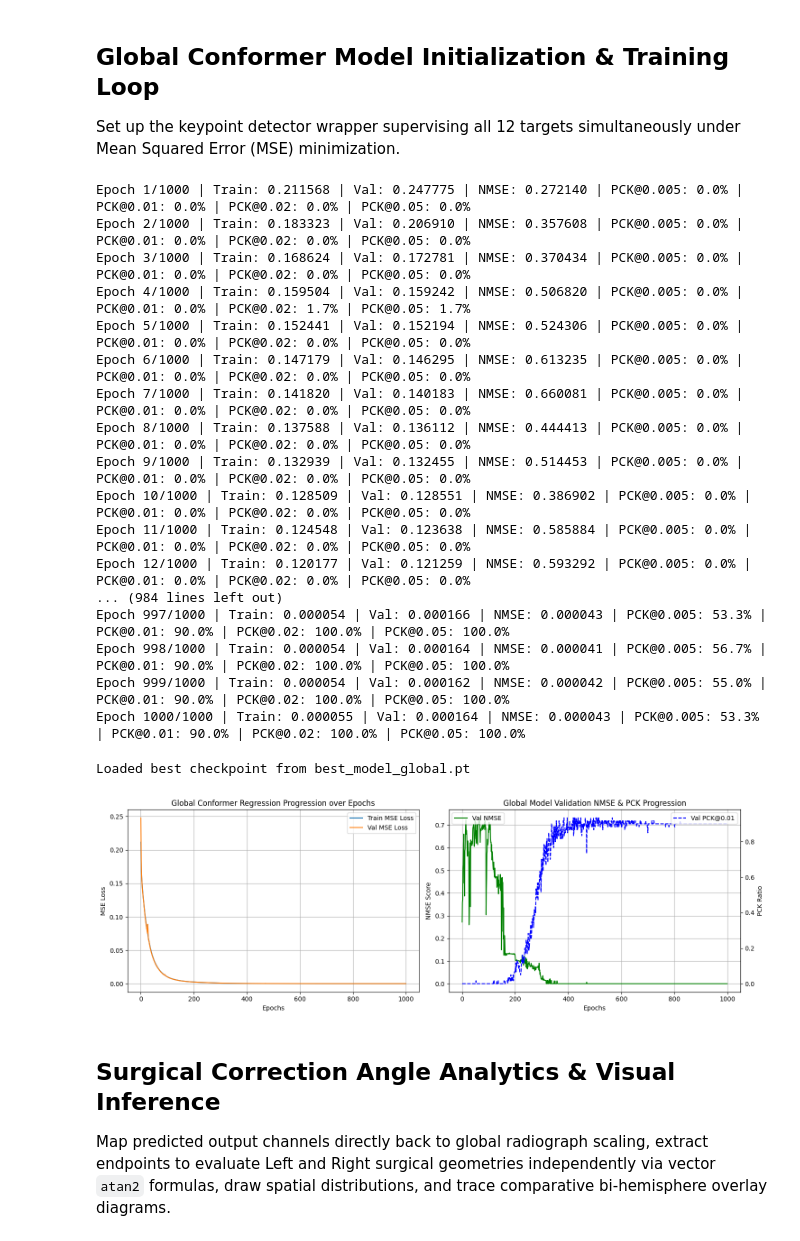
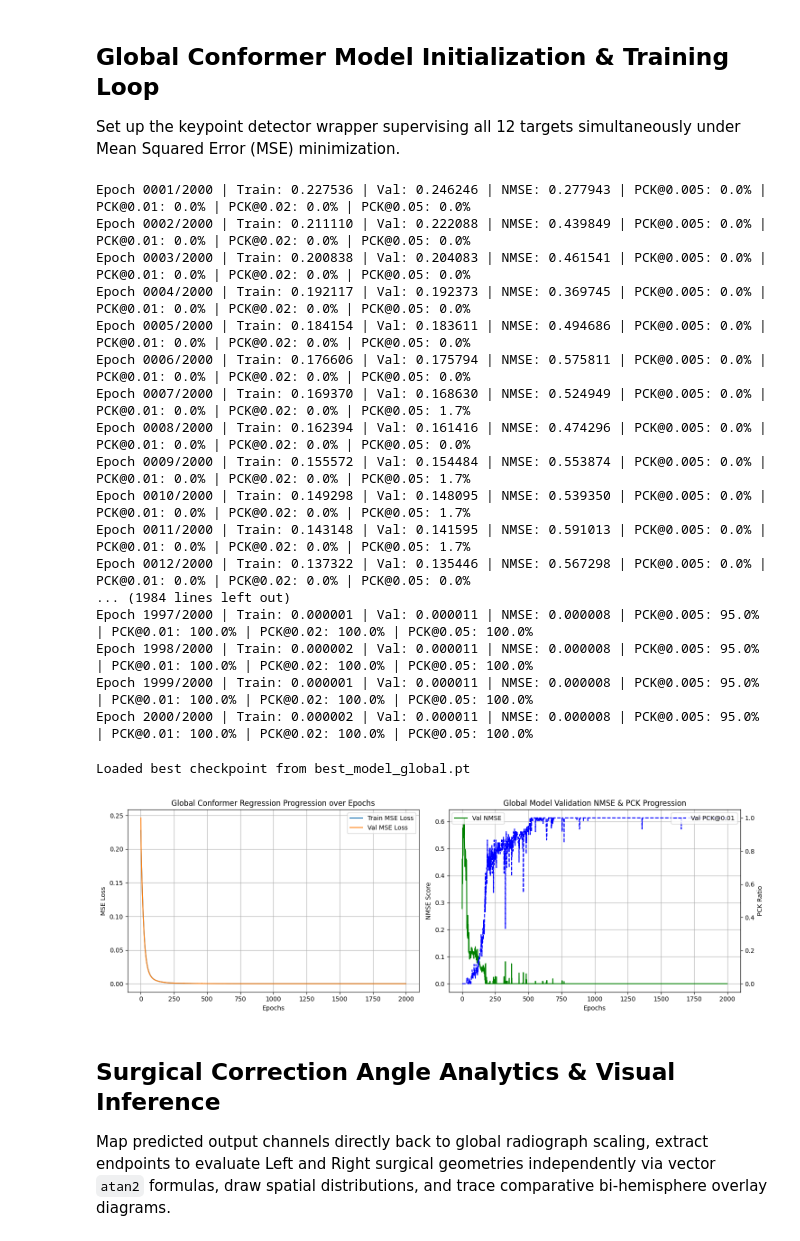
Before and after one commit to nearlyphd/conformer-hto, a Jupyter notebook: notebooks/hto_correction_angles_global.ipynb, the cells around one changed output. Saved outputs shown, nothing was run; the diff lists cells and outputs as text; code cells hidden in the pictures.

```diff
--- a/notebooks/hto_correction_angles_global.ipynb
+++ b/notebooks/hto_correction_angles_global.ipynb
@@ -22,7 +22,10 @@ import torch.nn as nn
 
 # Ensure CKD repository layer is accessible
 sys.path.append(os.path.abspath("CKD"))
-from models import Conformer_tiny_patch16_keypoint, Conformer_small_patch16_keypoint, Conformer_small_patch32_keypoint, Conformer_base_patch16_keypoint
+from models import Conformer_tiny_patch16_keypoint_half_heatmap, \
+    Conformer_small_patch16_keypoint_half_heatmap, \
+    Conformer_small_patch32_keypoint_half_heatmap, \
+    Conformer_base_patch16_keypoint_half_heatmap
 from utils import extract_coordinates
 
 # Paths
@@ -34,11 +37,11 @@ if not os.path.exists(COCO_JSON_PATH):
 # Global hyperparameter settings
 SEED = 42
 TARGET_SIZE = 768
-HEATMAP_SCALE = 0.25
-SIGMA = 3.0
-KP_EPOCHS = 1_000
+HEATMAP_SCALE = 0.5
+SIGMA = 6.0
+KP_EPOCHS = 2_000
 BATCH_SIZE = 4
-LEARNING_RATE = 1e-4
+LEARNING_RATE = 1e-4 * (HEATMAP_SCALE / 0.25)
 
 # Model settings
 MODEL_VARIANT = "small_p32"          # options: "tiny", "small_p16", "small_p32", "base"
@@ -328,10 +384,10 @@ def masked_heatmap_loss(pred_hms, target_hms, visibility):
     return masked_diff.sum() / (n_valid * H * W)
 
 _model_map = {
-    "tiny": Conformer_tiny_patch16_keypoint,
-    "small_p16": Conformer_small_patch16_keypoint,
-    "small_p32": Conformer_small_patch32_keypoint,
-    "base": Conformer_base_patch16_keypoint,
+    "tiny": Conformer_tiny_patch16_keypoint_half_heatmap,
+    "small_p16": Conformer_small_patch16_keypoint_half_heatmap,
+    "small_p32": Conformer_small_patch32_keypoint_half_heatmap,
+    "base": Conformer_base_patch16_keypoint_half_heatmap,
 }
 model_global = _model_map[MODEL_VARIANT](num_keypoints=12).to(device)
 optimizer_global = optim.AdamW(model_global.parameters(), lr=LEARNING_RATE)
@@ -409,57 +465,57 @@ def train_global_routine(model, t_loader, v_loader, opt, scheduler, epochs, dev)
         v_nmses.append(nmse_val)
         v_pcks.append(pck_val)
 
-        print(f"Epoch {e+1}/{epochs} | Train: {t_l:.6f} | Val: {v_l:.6f} | NMSE: {nmse_val:.6f} | PCK@0.005: {pck_vals[0.005]*100:.1f}% | PCK@0.01: {pck_vals[0.01]*100:.1f}% | PCK@0.02: {pck_vals[0.02]*100:.1f}% | PCK@0.05: {pck_vals[0.05]*100:.1f}%")
+        print(f"Epoch {e+1:04d}/{epochs} | Train: {t_l:.6f} | Val: {v_l:.6f} | NMSE: {nmse_val:.6f} | PCK@0.005: {pck_vals[0.005]*100:.1f}% | PCK@0.01: {pck_vals[0.01]*100:.1f}% | PCK@0.02: {pck_vals[0.02]*100:.1f}% | PCK@0.05: {pck_vals[0.05]*100:.1f}%")
     return t_losses, v_losses, v_nmses, v_pcks
 
 if 'train_loader' in locals():
     # run once before training to sanity-check loss scale
     model_global.train()
     batch = next(iter(train_loader))
     imgs, target_hms = batch["image"].to(device), batch["heatmap"].to(device)
 
     train_losses, val_losses, val_nmses, val_pcks = train_global_routine(model_global, train_loader, val_loader, optimizer_global, scheduler_global, KP_EPOCHS, device)
     model_global.load_state_dict(torch.load(CHECKPOINT_PATH))
     print(f"Loaded best checkpoint from {CHECKPOINT_PATH}")
 
     fig, (ax1, ax2) = plt.subplots(1, 2, figsize=(15, 5))
     ax1.plot(train_losses, label="Train MSE Loss")
     ax1.plot(val_losses, label="Val MSE Loss")
     ax1.set_title("Global Conformer Regression Progression over Epochs")
     ax1.set_xlabel("Epochs"), ax1.set_ylabel("MSE Loss"), ax1.legend(), ax1.grid(True)
 
     ax2.plot(val_nmses, label="Val NMSE", color="green")
     ax2.set_xlabel("Epochs"), ax2.set_ylabel("NMSE Score")
     ax2_pck = ax2.twinx()
     ax2_pck.plot(val_pcks, label="Val PCK@0.01", color="blue", linestyle="--")
     ax2_pck.set_ylabel("PCK Ratio")
     ax2.set_title("Global Model Validation NMSE & PCK Progression")
     ax2.legend(loc='upper left'), ax2.grid(True)
     ax2_pck.legend(loc='upper right')
 
     plt.tight_layout(), plt.show()
 else:
     print("Training logic uncalled in un-executed source schema.")
 # %% [output]
-Epoch 1/1000 | Train: 0.211568 | Val: 0.247775 | NMSE: 0.272140 | PCK@0.005: 0.0% | PCK@0.01: 0.0% | PCK@0.02: 0.0% | PCK@0.05: 0.0%
-Epoch 2/1000 | Train: 0.183323 | Val: 0.206910 | NMSE: 0.357608 | PCK@0.005: 0.0% | PCK@0.01: 0.0% | PCK@0.02: 0.0% | PCK@0.05: 0.0%
-Epoch 3/1000 | Train: 0.168624 | Val: 0.172781 | NMSE: 0.370434 | PCK@0.005: 0.0% | PCK@0.01: 0.0% | PCK@0.02: 0.0% | PCK@0.05: 0.0%
-Epoch 4/1000 | Train: 0.159504 | Val: 0.159242 | NMSE: 0.506820 | PCK@0.005: 0.0% | PCK@0.01: 0.0% | PCK@0.02: 1.7% | PCK@0.05: 1.7%
-Epoch 5/1000 | Train: 0.152441 | Val: 0.152194 | NMSE: 0.524306 | PCK@0.005: 0.0% | PCK@0.01: 0.0% | PCK@0.02: 0.0% | PCK@0.05: 0.0%
-Epoch 6/1000 | Train: 0.147179 | Val: 0.146295 | NMSE: 0.613235 | PCK@0.005: 0.0% | PCK@0.01: 0.0% | PCK@0.02: 0.0% | PCK@0.05: 0.0%
-Epoch 7/1000 | Train: 0.141820 | Val: 0.140183 | NMSE: 0.660081 | PCK@0.005: 0.0% | PCK@0.01: 0.0% | PCK@0.02: 0.0% | PCK@0.05: 0.0%
-Epoch 8/1000 | Train: 0.137588 | Val: 0.136112 | NMSE: 0.444413 | PCK@0.005: 0.0% | PCK@0.01: 0.0% | PCK@0.02: 0.0% | PCK@0.05: 0.0%
-Epoch 9/1000 | Train: 0.132939 | Val: 0.132455 | NMSE: 0.514453 | PCK@0.005: 0.0% | PCK@0.01: 0.0% | PCK@0.02: 0.0% | PCK@0.05: 0.0%
-Epoch 10/1000 | Train: 0.128509 | Val: 0.128551 | NMSE: 0.386902 | PCK@0.005: 0.0% | PCK@0.01: 0.0% | PCK@0.02: 0.0% | PCK@0.05: 0.0%
-Epoch 11/1000 | Train: 0.124548 | Val: 0.123638 | NMSE: 0.585884 | PCK@0.005: 0.0% | PCK@0.01: 0.0% | PCK@0.02: 0.0% | PCK@0.05: 0.0%
-Epoch 12/1000 | Train: 0.120177 | Val: 0.121259 | NMSE: 0.593292 | PCK@0.005: 0.0% | PCK@0.01: 0.0% | PCK@0.02: 0.0% | PCK@0.05: 0.0%
-... (984 lines left out)
-Epoch 997/1000 | Train: 0.000054 | Val: 0.000166 | NMSE: 0.000043 | PCK@0.005: 53.3% | PCK@0.01: 90.0% | PCK@0.02: 100.0% | PCK@0.05: 100.0%
-Epoch 998/1000 | Train: 0.000054 | Val: 0.000164 | NMSE: 0.000041 | PCK@0.005: 56.7% | PCK@0.01: 90.0% | PCK@0.02: 100.0% | PCK@0.05: 100.0%
-Epoch 999/1000 | Train: 0.000054 | Val: 0.000162 | NMSE: 0.000042 | PCK@0.005: 55.0% | PCK@0.01: 90.0% | PCK@0.02: 100.0% | PCK@0.05: 100.0%
-Epoch 1000/1000 | Train: 0.000055 | Val: 0.000164 | NMSE: 0.000043 | PCK@0.005: 53.3% | PCK@0.01: 90.0% | PCK@0.02: 100.0% | PCK@0.05: 100.0%
+Epoch 0001/2000 | Train: 0.227536 | Val: 0.246246 | NMSE: 0.277943 | PCK@0.005: 0.0% | PCK@0.01: 0.0% | PCK@0.02: 0.0% | PCK@0.05: 0.0%
+Epoch 0002/2000 | Train: 0.211110 | Val: 0.222088 | NMSE: 0.439849 | PCK@0.005: 0.0% | PCK@0.01: 0.0% | PCK@0.02: 0.0% | PCK@0.05: 0.0%
+Epoch 0003/2000 | Train: 0.200838 | Val: 0.204083 | NMSE: 0.461541 | PCK@0.005: 0.0% | PCK@0.01: 0.0% | PCK@0.02: 0.0% | PCK@0.05: 0.0%
+Epoch 0004/2000 | Train: 0.192117 | Val: 0.192373 | NMSE: 0.369745 | PCK@0.005: 0.0% | PCK@0.01: 0.0% | PCK@0.02: 0.0% | PCK@0.05: 0.0%
+Epoch 0005/2000 | Train: 0.184154 | Val: 0.183611 | NMSE: 0.494686 | PCK@0.005: 0.0% | PCK@0.01: 0.0% | PCK@0.02: 0.0% | PCK@0.05: 0.0%
+Epoch 0006/2000 | Train: 0.176606 | Val: 0.175794 | NMSE: 0.575811 | PCK@0.005: 0.0% | PCK@0.01: 0.0% | PCK@0.02: 0.0% | PCK@0.05: 0.0%
+Epoch 0007/2000 | Train: 0.169370 | Val: 0.168630 | NMSE: 0.524949 | PCK@0.005: 0.0% | PCK@0.01: 0.0% | PCK@0.02: 0.0% | PCK@0.05: 1.7%
+Epoch 0008/2000 | Train: 0.162394 | Val: 0.161416 | NMSE: 0.474296 | PCK@0.005: 0.0% | PCK@0.01: 0.0% | PCK@0.02: 0.0% | PCK@0.05: 0.0%
+Epoch 0009/2000 | Train: 0.155572 | Val: 0.154484 | NMSE: 0.553874 | PCK@0.005: 0.0% | PCK@0.01: 0.0% | PCK@0.02: 0.0% | PCK@0.05: 1.7%
+Epoch 0010/2000 | Train: 0.149298 | Val: 0.148095 | NMSE: 0.539350 | PCK@0.005: 0.0% | PCK@0.01: 0.0% | PCK@0.02: 0.0% | PCK@0.05: 1.7%
+Epoch 0011/2000 | Train: 0.143148 | Val: 0.141595 | NMSE: 0.591013 | PCK@0.005: 0.0% | PCK@0.01: 0.0% | PCK@0.02: 0.0% | PCK@0.05: 1.7%
+Epoch 0012/2000 | Train: 0.137322 | Val: 0.135446 | NMSE: 0.567298 | PCK@0.005: 0.0% | PCK@0.01: 0.0% | PCK@0.02: 0.0% | PCK@0.05: 0.0%
+... (1984 lines left out)
+Epoch 1997/2000 | Train: 0.000001 | Val: 0.000011 | NMSE: 0.000008 | PCK@0.005: 95.0% | PCK@0.01: 100.0% | PCK@0.02: 100.0% | PCK@0.05: 100.0%
+Epoch 1998/2000 | Train: 0.000002 | Val: 0.000011 | NMSE: 0.000008 | PCK@0.005: 95.0% | PCK@0.01: 100.0% | PCK@0.02: 100.0% | PCK@0.05: 100.0%
+Epoch 1999/2000 | Train: 0.000001 | Val: 0.000011 | NMSE: 0.000008 | PCK@0.005: 95.0% | PCK@0.01: 100.0% | PCK@0.02: 100.0% | PCK@0.05: 100.0%
+Epoch 2000/2000 | Train: 0.000002 | Val: 0.000011 | NMSE: 0.000008 | PCK@0.005: 95.0% | PCK@0.01: 100.0% | PCK@0.02: 100.0% | PCK@0.05: 100.0%
 Loaded best checkpoint from best_model_global.pt
-[figure, old version]
+[figure, new version]
 # %% [markdown]
 ## Surgical Correction Angle Analytics & Visual Inference
 
```
Also changed, not shown: parts of 3 cells of this notebook, 1 other file.
